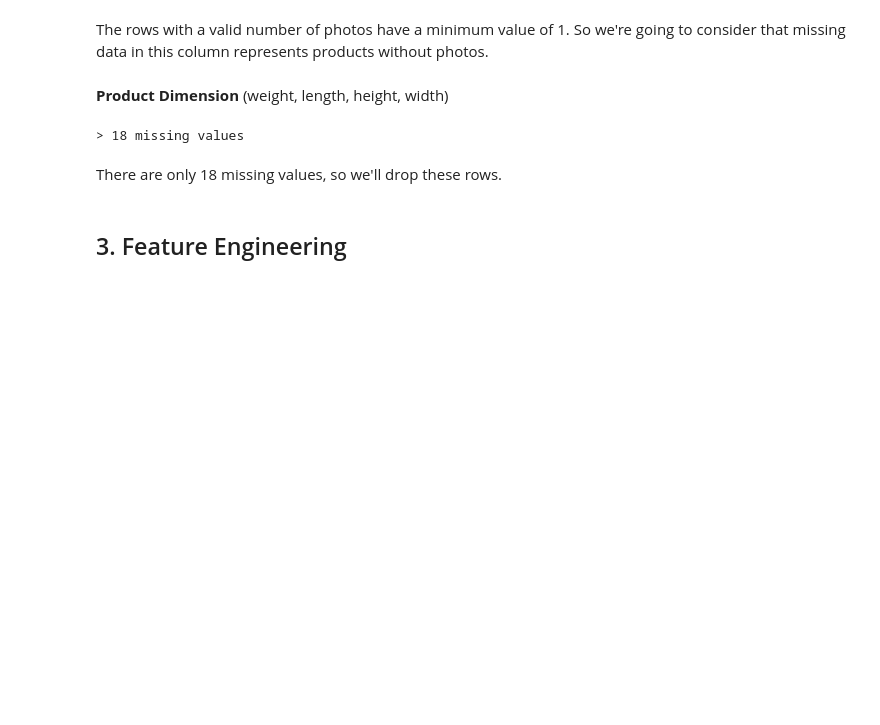
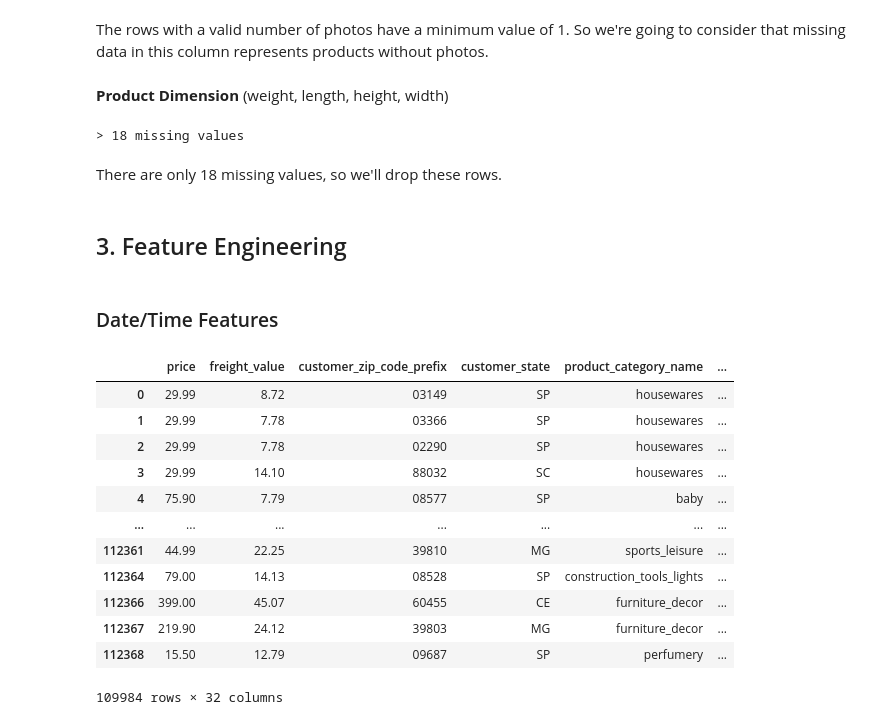
Before and after one commit to kimurarh/olist-public, a Jupyter notebook: 1-Customer-Satisfaction-Prediction.ipynb, the cells around one changed output. Drawn from its saved outputs; the diff is of its cells as text; code cells hidden in the pictures; blank space fills up the shorter version.

Commit message:
feat: created new date/time features

```diff
--- a/1-Customer-Satisfaction-Prediction.ipynb
+++ b/1-Customer-Satisfaction-Prediction.ipynb
@@ -35,5 +36,16 @@ pd.set_option("display.max_columns", None)
 def printmd(string):
     display(Markdown(string))
+# %%
+# Identify the part of the day (potd)
+def identify_part_of_the_day(hour):
+    if (hour > 4) and (hour <= 12):
+        return 'morning'
+    elif (hour > 12) and (hour <= 17):
+        return 'afternoon'
+    elif (hour > 17) and (hour <= 21):
+        return 'everning'
+    else:
+        return 'night'
 # %% [markdown]
 ## 1. Structuring Data
 
@@ -236,3 +252,39 @@ There are only 18 missing values, so we'll drop these rows.
 df.dropna(subset=["product_weight_g", "product_length_cm", "product_height_cm", "product_width_cm"], inplace=True)
 # %% [markdown]
 ## 3. Feature Engineering
+# %% [markdown]
+### Date/Time Features
+# %%
+# Identify the part of the day (potd) - purchase and delivery
+df['purchase_potd'] = df['order_purchase_timestamp'].dt.hour.apply(identify_part_of_the_day)
+df['delivery_potd'] = df['order_delivered_customer_date'].dt.hour.apply(identify_part_of_the_day)
+
+# Identify the day of the week (dotw) - purchase and delivery
+df['purchase_dotw'] = df['order_purchase_timestamp'].dt.day_name()
+df['delivery_dotw'] = df['order_delivered_customer_date'].dt.day_name()
+
+# Calculate how long it took to deliver the order (in days)
+df['delivery_time_days'] = (df['order_delivered_customer_date'] - df['order_purchase_timestamp']).dt.days
+
+# Calculate delays (in days)
+df['delivery_delay_days'] = (df['order_estimated_delivery_date'] - df['order_delivered_customer_date']).dt.days
+
+# Identify if the order was delivered later than estimated
+df['delivered_late'] = df['delivery_delay_days'].apply(lambda x: 1 if x > 0 else 0)
+
+# Dropping original features
+df.drop(columns=['order_purchase_timestamp', 'order_delivered_customer_date', 'order_estimated_delivery_date'])
+# %% [output]
+|  | price | freight_value | customer_zip_code_prefix | customer_state | product_category_name | ... |
+| 0 | 29.99 | 8.72 | 03149 | SP | housewares | ... |
+| 1 | 29.99 | 7.78 | 03366 | SP | housewares | ... |
+| 2 | 29.99 | 7.78 | 02290 | SP | housewares | ... |
+| 3 | 29.99 | 14.10 | 88032 | SC | housewares | ... |
+| 4 | 75.90 | 7.79 | 08577 | SP | baby | ... |
+| ... | ... | ... | ... | ... | ... | ... |
+| 112361 | 44.99 | 22.25 | 39810 | MG | sports_leisure | ... |
+| 112364 | 79.00 | 14.13 | 08528 | SP | construction_tools_lights | ... |
+| 112366 | 399.00 | 45.07 | 60455 | CE | furniture_decor | ... |
+| 112367 | 219.90 | 24.12 | 39803 | MG | furniture_decor | ... |
+| 112368 | 15.50 | 12.79 | 09687 | SP | perfumery | ... |
+109984 rows × 32 columns
```
Also changed, not shown: parts of 5 cells of this notebook.
